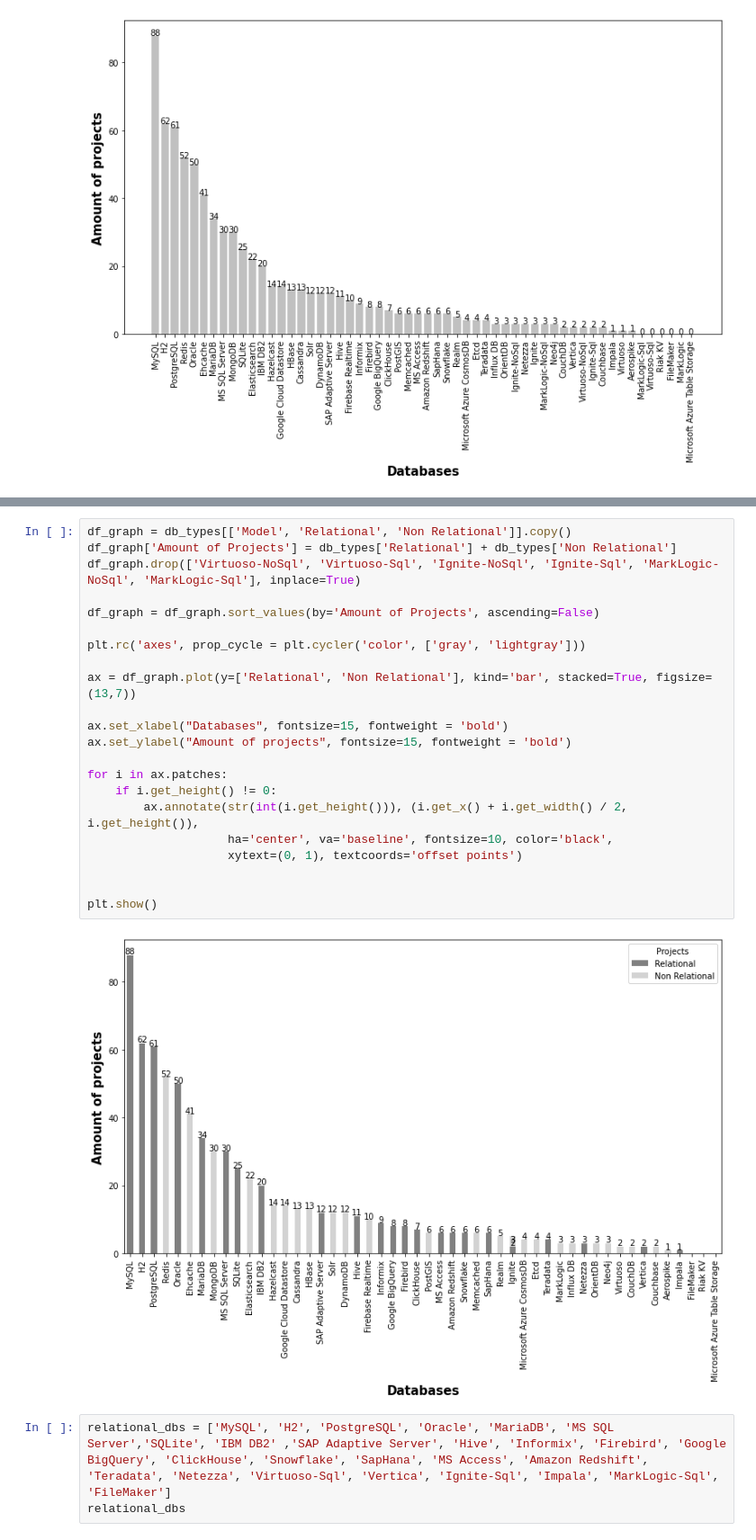
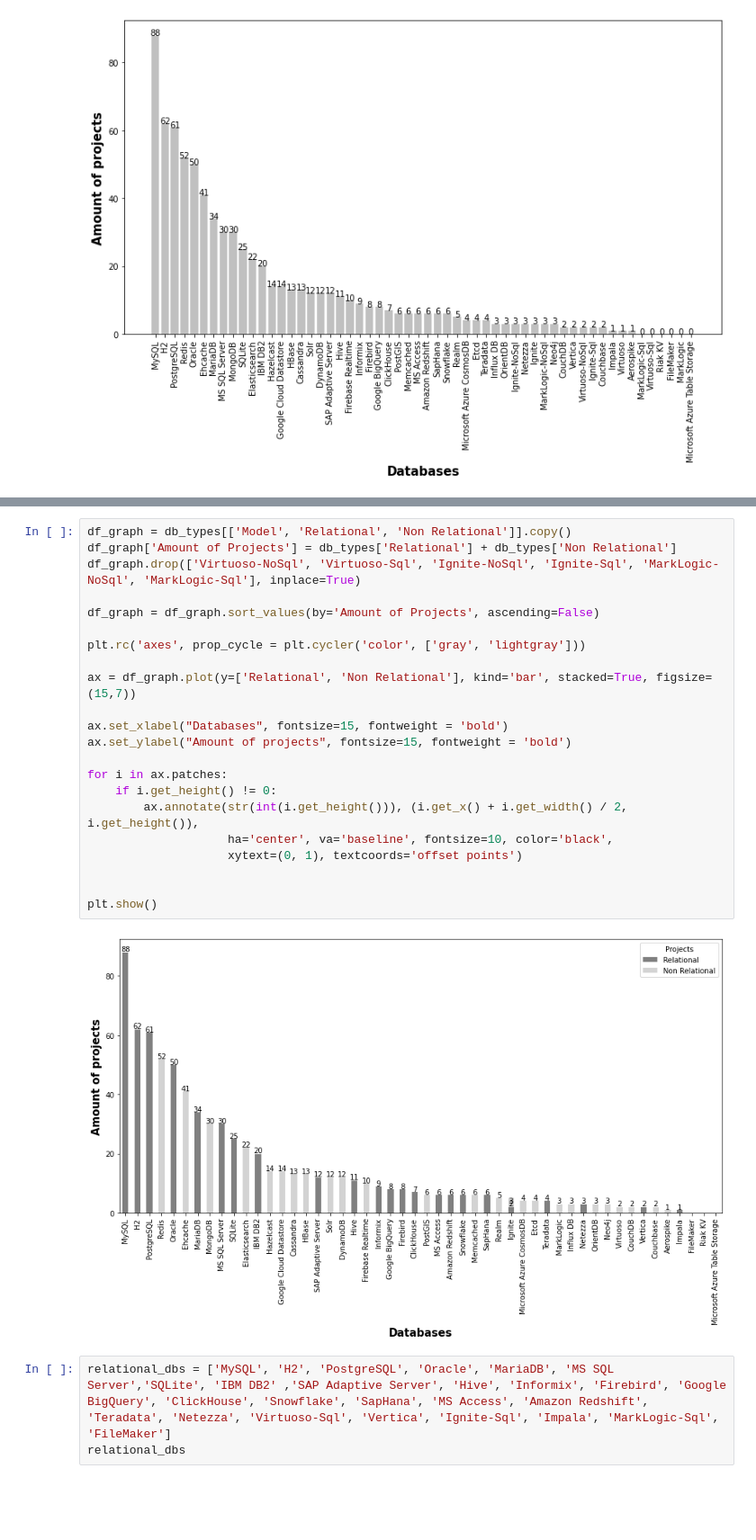
Before and after one commit to gems-uff/db-mining, a Jupyter notebook: src/results_database_characterization.ipynb, the cells around one changed output, grey strips where cells are left out. Shown at 90% size. Cells and saved outputs as stored; diff of their text form; blank space fills up the shorter version.

```diff
--- a/src/results_database_characterization.ipynb
+++ b/src/results_database_characterization.ipynb
@@ -106,27 +87,27 @@ db_types
 # %%
 df_graph = db_types[['Model', 'Relational', 'Non Relational']].copy()
 df_graph['Amount of Projects'] = db_types['Relational'] + db_types['Non Relational']
 df_graph.drop(['Virtuoso-NoSql', 'Virtuoso-Sql', 'Ignite-NoSql', 'Ignite-Sql', 'MarkLogic-NoSql', 'MarkLogic-Sql'], inplace=True)
 
 df_graph = df_graph.sort_values(by='Amount of Projects', ascending=False)
 
 plt.rc('axes', prop_cycle = plt.cycler('color', ['gray', 'lightgray']))
 
-ax = df_graph.plot(y=['Relational', 'Non Relational'], kind='bar', stacked=True, figsize=(13,7))
+ax = df_graph.plot(y=['Relational', 'Non Relational'], kind='bar', stacked=True, figsize=(15,7))
 
 ax.set_xlabel("Databases", fontsize=15, fontweight = 'bold')
 ax.set_ylabel("Amount of projects", fontsize=15, fontweight = 'bold')
 
 for i in ax.patches:
     if i.get_height() != 0:
         ax.annotate(str(int(i.get_height())), (i.get_x() + i.get_width() / 2, i.get_height()),
                     ha='center', va='baseline', fontsize=10, color='black',
                     xytext=(0, 1), textcoords='offset points')
 
 
 plt.show()
 # %% [output]
-[figure, old version]
+[figure, new version]
 # %%
 relational_dbs = ['MySQL', 'H2', 'PostgreSQL', 'Oracle', 'MariaDB', 'MS SQL Server','SQLite', 'IBM DB2' ,'SAP Adaptive Server', 'Hive', 'Informix', 'Firebird', 'Google BigQuery', 'ClickHouse', 'Snowflake', 'SapHana', 'MS Access', 'Amazon Redshift', 'Teradata', 'Netezza', 'Virtuoso-Sql', 'Vertica', 'Ignite-Sql', 'Impala', 'MarkLogic-Sql', 'FileMaker']
 relational_dbs
```
Also changed, not shown: parts of 2 cells of this notebook, 38 other files.
